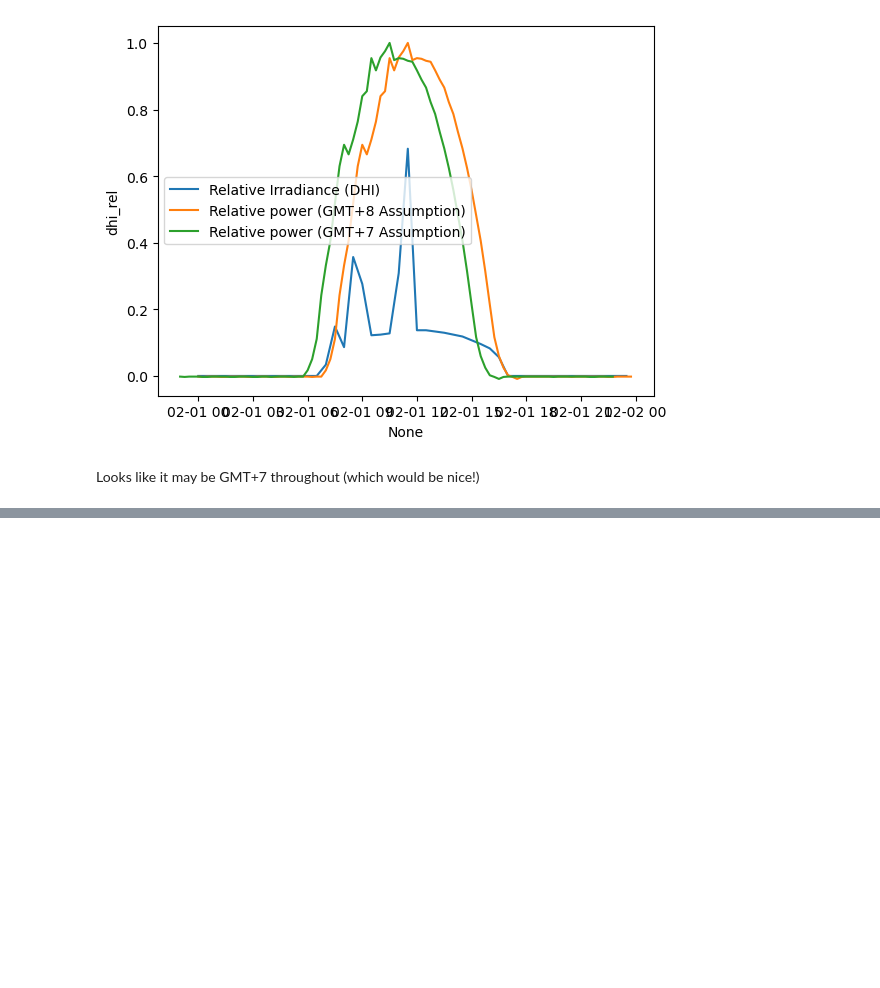
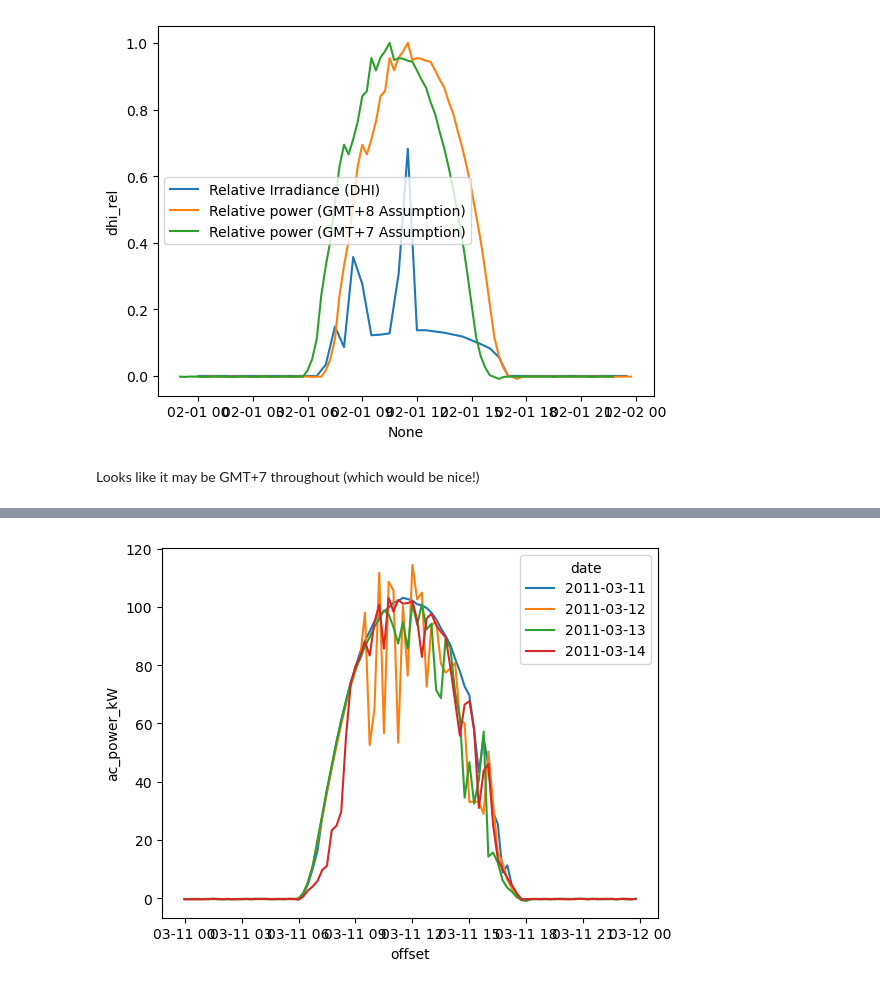
Before and after one commit to Erdos-Projects/predicting-day-ahead-solar-power-production, a Jupyter notebook: src/data/weather/pvlib_practice_CEB.ipynb, the cells around one changed output, grey strips where cells are left out. Saved outputs shown, nothing was run; the diff lists cells and outputs as text; code cells hidden in the pictures; blank space fills up the shorter version.

```diff
--- a/src/data/weather/pvlib_practice_CEB.ipynb
+++ b/src/data/weather/pvlib_practice_CEB.ipynb
@@ -1044,0 +1177,16 @@ Looks like it may be GMT+7 throughout (which would be nice!)
+# %%
+start_day = 11
+end_day = 14
+power_data_day_range = system_34_year_2011_data_df.loc[
+    (system_34_year_2011_data_df['time'] >= datetime(2011, 3, start_day))
+    & (system_34_year_2011_data_df['time'] < datetime(2011, 3, end_day+1))
+]
+power_data_day_range.loc[:, 'date'] = power_data_day_range['time'].dt.date
+power_data_day_range.loc[:, 'time_of_day'] = power_data_day_range.apply(
+    lambda row: row['time'].time(),
+    axis=1
+)
+power_data_day_range.loc[:, 'offset'] = power_data_day_range.apply(
+    lambda row: row['time'] - (row['date'] - date(2011, 3, start_day)),
+    axis=1
+)
@@ -1044,0 +1209,10 @@ Looks like it may be GMT+7 throughout (which would be nice!)
+# %%
+sns.lineplot(
+    data= power_data_day_range,
+    x='offset',
+    y='ac_power_kW',
+    hue='date'
+)
+plt.show()
+# %% [output]
+[figure, added]
```
Also changed, not shown: parts of 19 cells of this notebook, 2 other files.
